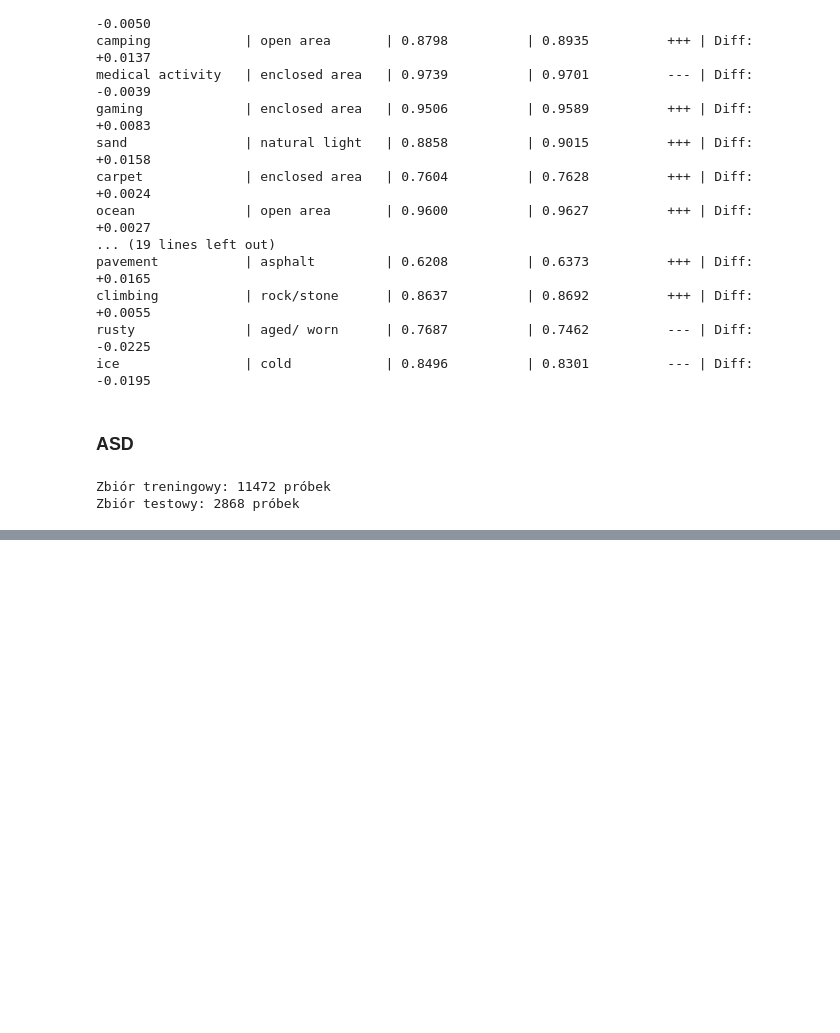
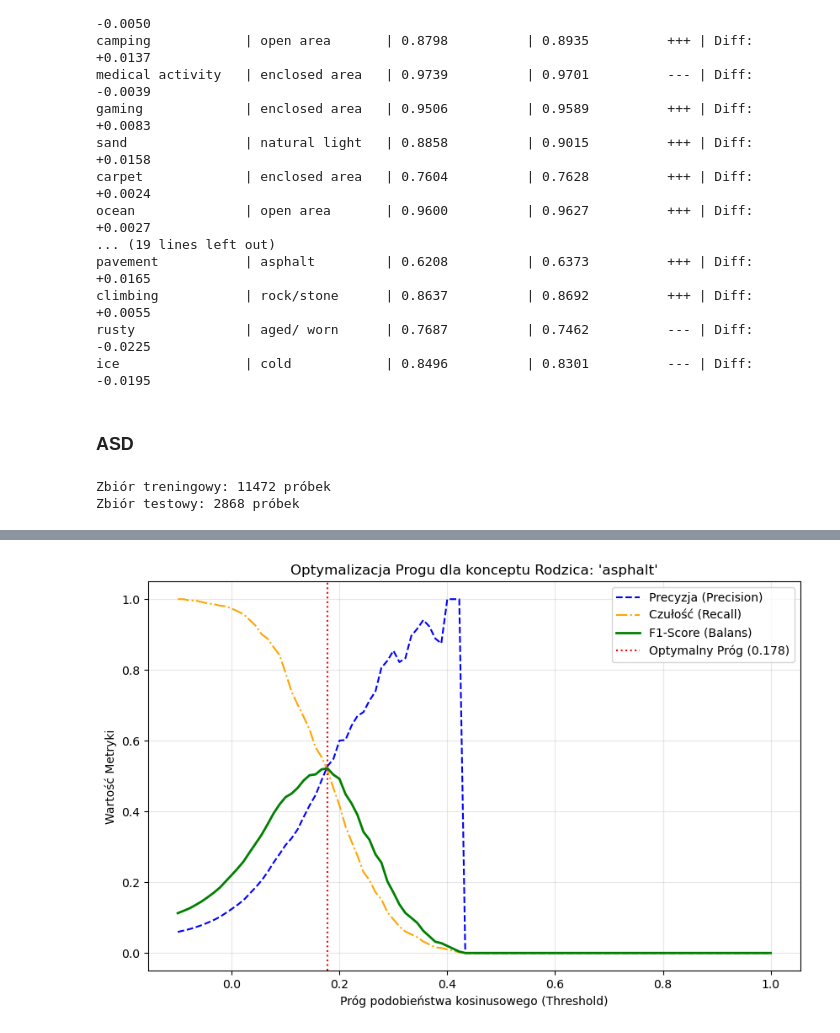
Before and after one commit to Wysocki-Piotr/Hierarchical-concepts-in-images, a Jupyter notebook: CAVs_custom_algorithm.ipynb, the cells around one changed output, grey strips where cells are left out. Saved outputs shown, nothing was run; the diff lists cells and outputs as text; code cells hidden in the pictures; blank space fills up the shorter version.

```diff
--- a/CAVs_custom_algorithm.ipynb
+++ b/CAVs_custom_algorithm.ipynb
@@ -348,0 +380,32 @@ def is_obs_in_concept(X_obs, cav_parent, mu_parent, sigma_parent,
+# %%
+sample_parent = 'asphalt'
+
+if sample_parent in optimal_thresholds_dict:
+    # Ponownie odpalamy funkcję, tylko żeby wyciągnąć historię do wykresu
+    y_p = df_train[sample_parent].values
+    idx_pos = np.where(y_p == 1.0)[0]
+    idx_neg = np.where(y_p == 0.0)[0]
+    cav_p = calculate_centroid_cav(X_train_clip, idx_pos, idx_neg)
+
+    best_t, best_f, history = find_optimal_threshold(X_train_clip, y_p, cav_p)
+
+    t_vals = [h[0] for h in history]
+    f1_vals = [h[1] for h in history]
+    p_vals = [h[2] for h in history]
+    r_vals = [h[3] for h in history]
+
+    plt.figure(figsize=(10, 6))
+    plt.plot(t_vals, p_vals, label='Precyzja (Precision)', linestyle='--', color='blue')
+    plt.plot(t_vals, r_vals, label='Czułość (Recall)', linestyle='-.', color='orange')
+    plt.plot(t_vals, f1_vals, label='F1-Score (Balans)', linewidth=2, color='green')
+
+    plt.axvline(x=best_t, color='red', linestyle=':', label=f'Optymalny Próg ({best_t:.3f})')
+
+    plt.title(f"Optymalizacja Progu dla konceptu Rodzica: '{sample_parent}'")
+    plt.xlabel("Próg podobieństwa kosinusowego (Threshold)")
+    plt.ylabel("Wartość Metryki")
+    plt.legend()
+    plt.grid(alpha=0.3)
+    plt.show()
+# %% [output]
+[figure, added]
```
Also changed, not shown: parts of 4 cells of this notebook, 1 other file.
